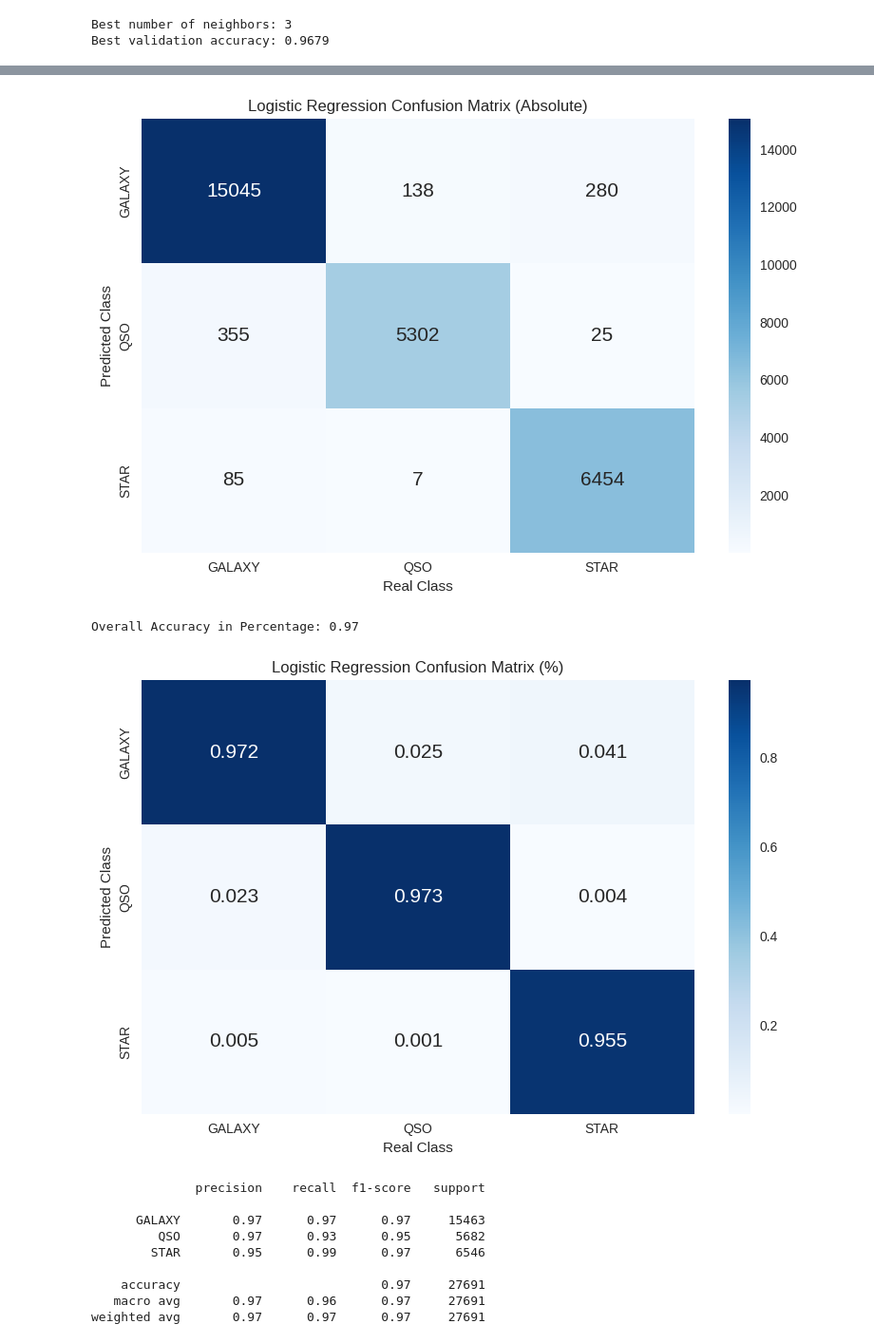
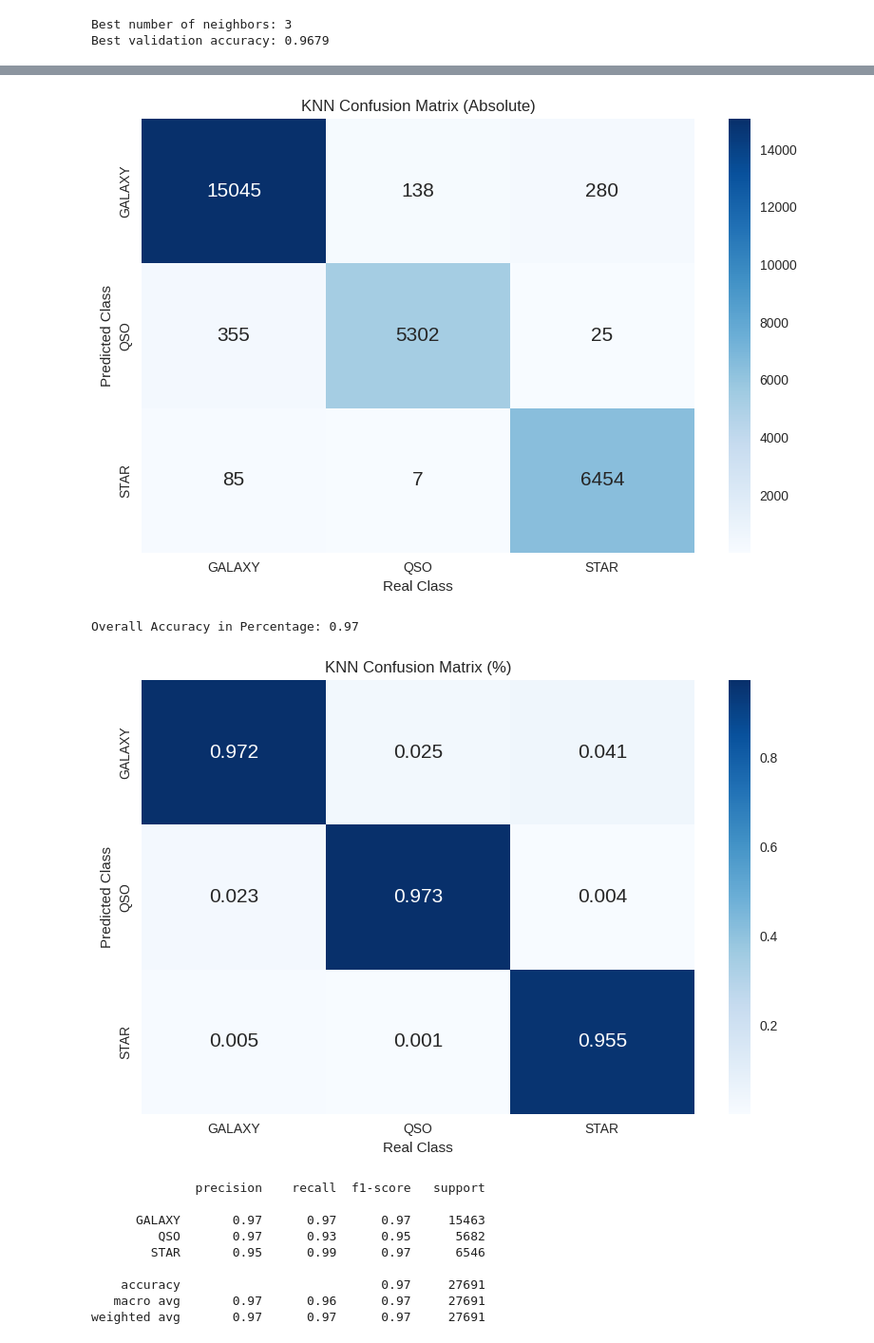
Before and after one commit to thiago-sqr/TI0175-HW3-Classification, a Jupyter notebook: code/knn.ipynb, the cells around one changed output, grey strips where cells are left out. Shown at 95% size. Cells and saved outputs as stored; diff of their text form; code cells hidden in the pictures.

```diff
--- a/code/knn.ipynb
+++ b/code/knn.ipynb
@@ -94,41 +94,41 @@ sns.heatmap(
     yticklabels=classes,
     xticklabels=classes
 )
-plt.title("Logistic Regression Confusion Matrix (Absolute)")
+plt.title("KNN Confusion Matrix (Absolute)")
 plt.xlabel("Real Class")
 plt.ylabel("Predicted Class")
 plt.tight_layout()
 plt.savefig("../img/abs-knn-matrix.pdf")
 plt.show()
 # %% [output]
-[figure, old version]
+[figure, new version]
 # %%
 print(f"Overall Accuracy in Percentage: {accuracy_score(y_test, y_pred):.2f}")
 
 perc_matrix = confusion_matrix(
     y_test,
     y_pred,
     labels=classes,
     normalize='pred'
 )
 sns.heatmap(
     perc_matrix,
     annot=True,
     annot_kws={"size": 15},
     fmt=".3f",
     cmap="Blues",
     yticklabels=classes,
     xticklabels=classes
 )
-plt.title("Logistic Regression Confusion Matrix (%)")
+plt.title("KNN Confusion Matrix (%)")
 plt.xlabel("Real Class")
 plt.ylabel("Predicted Class")
 plt.tight_layout()
 plt.savefig("../img/perc-knn-matrix.pdf")
 plt.show()
 # %% [output]
 Overall Accuracy in Percentage: 0.97
-[figure, old version]
+[figure, new version]
 # %%
 print(classification_report(y_test, y_pred))
 # %% [output]
```
Also changed, not shown: parts of 1 cell of this notebook, 12 other files.
